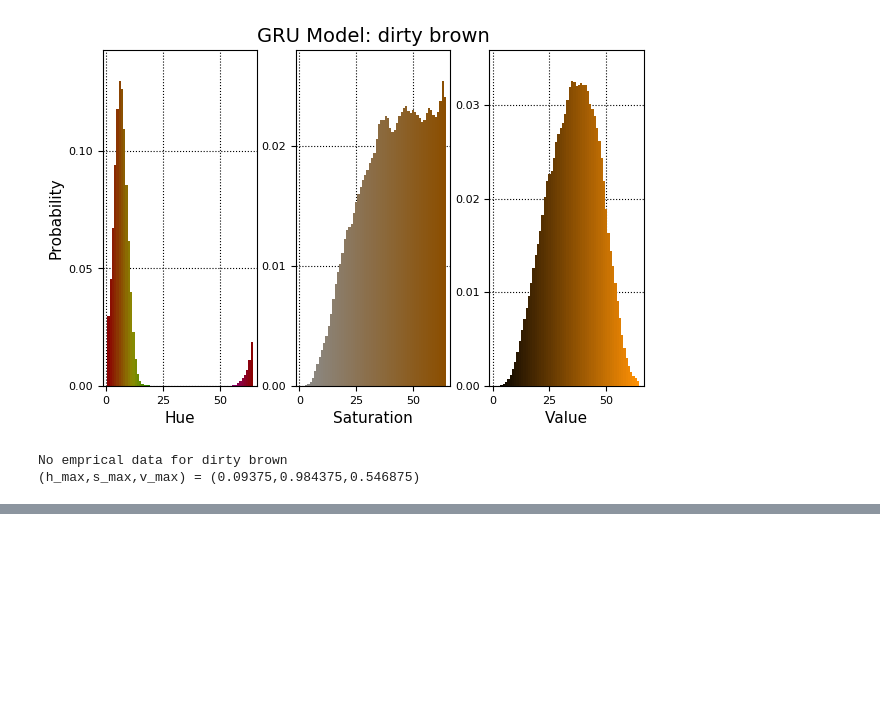
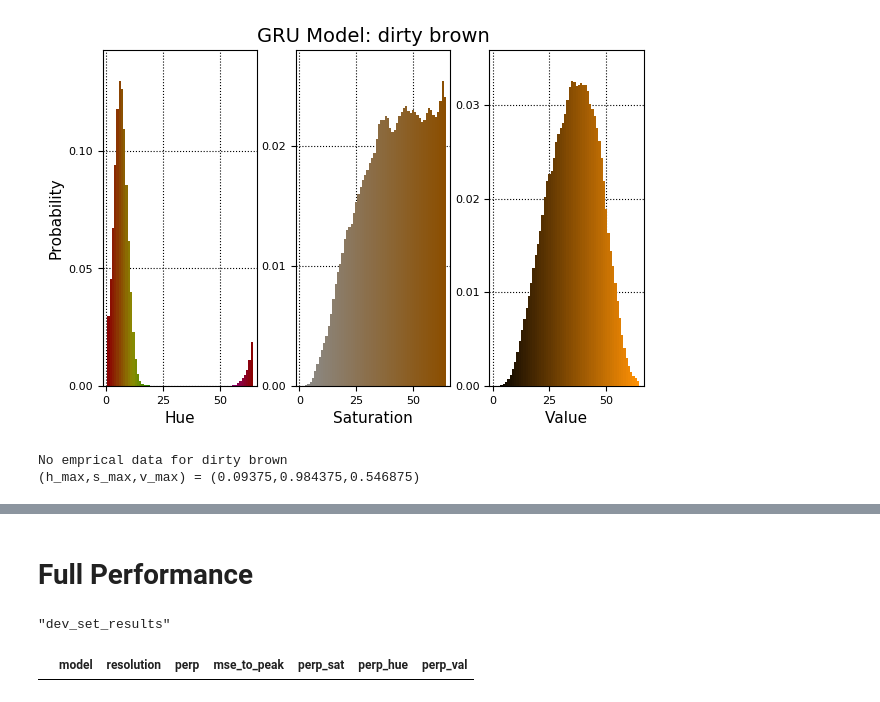
Before and after one commit to oxinabox/ColoringNames.jl, a Jupyter notebook: expr/PaperGen.ipynb, the cells around one changed output, grey strips where cells are left out. Drawn from its saved outputs; the diff is of its cells as text; code cells hidden in the pictures; blank space fills up the shorter version.

```diff
--- a/expr/PaperGen.ipynb
+++ b/expr/PaperGen.ipynb
@@ -169,0 +162,10 @@ savefig("figs/highresgreenishlowblur.pdf")
+# %% [markdown]
+# Full Performance
+# %%
+results_name = "dev_set_results" #Change this to TestSet results for doing on tests
+# %% [output]
+"dev_set_results"
+# %%
+full_res=DataFrame(model=String[], resolution=Int[], perp=Float64[], mse_to_peak=Float64[], perp_sat=Float64[], perp_hue=Float64[], perp_val=Float64[])
+# %% [output]
+|  | model | resolution | perp | mse_to_peak | perp_sat | perp_hue | perp_val |
```
Also changed, not shown: parts of 13 cells of this notebook, 1 other file.
